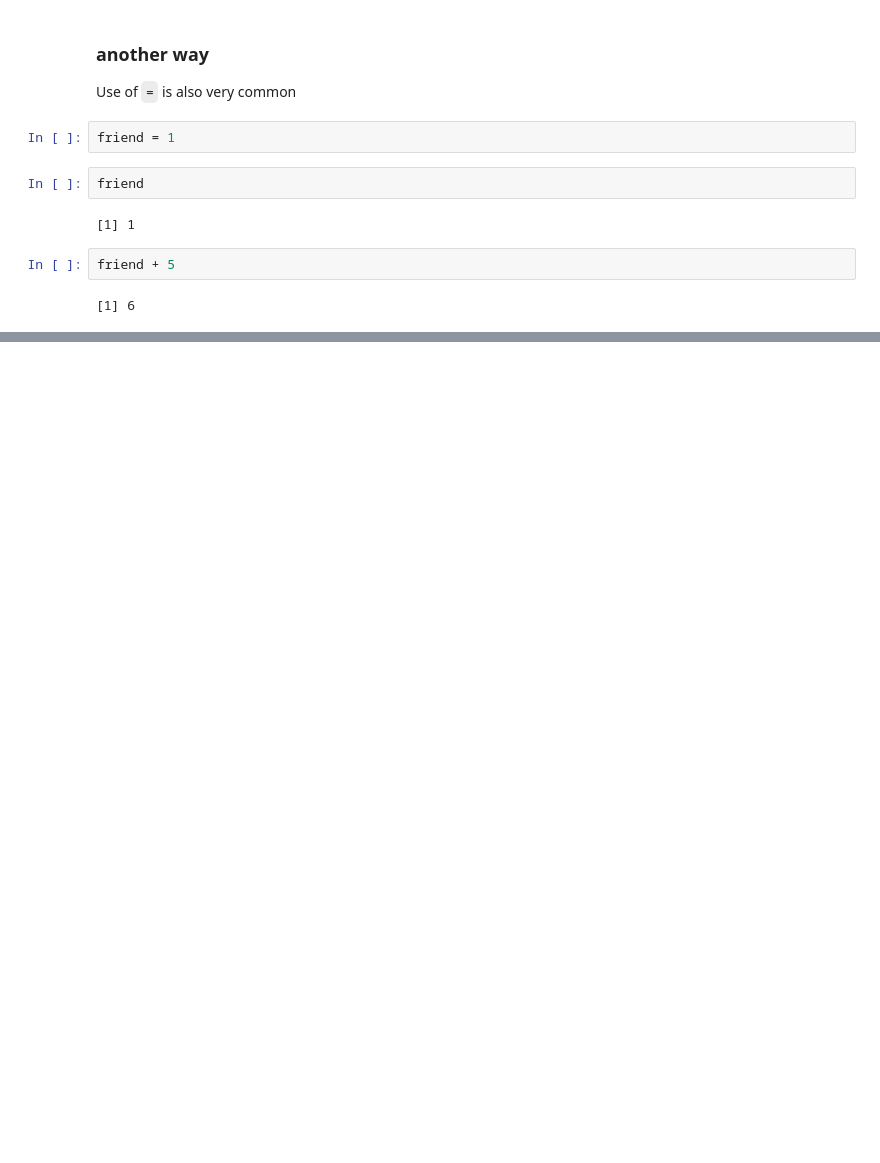
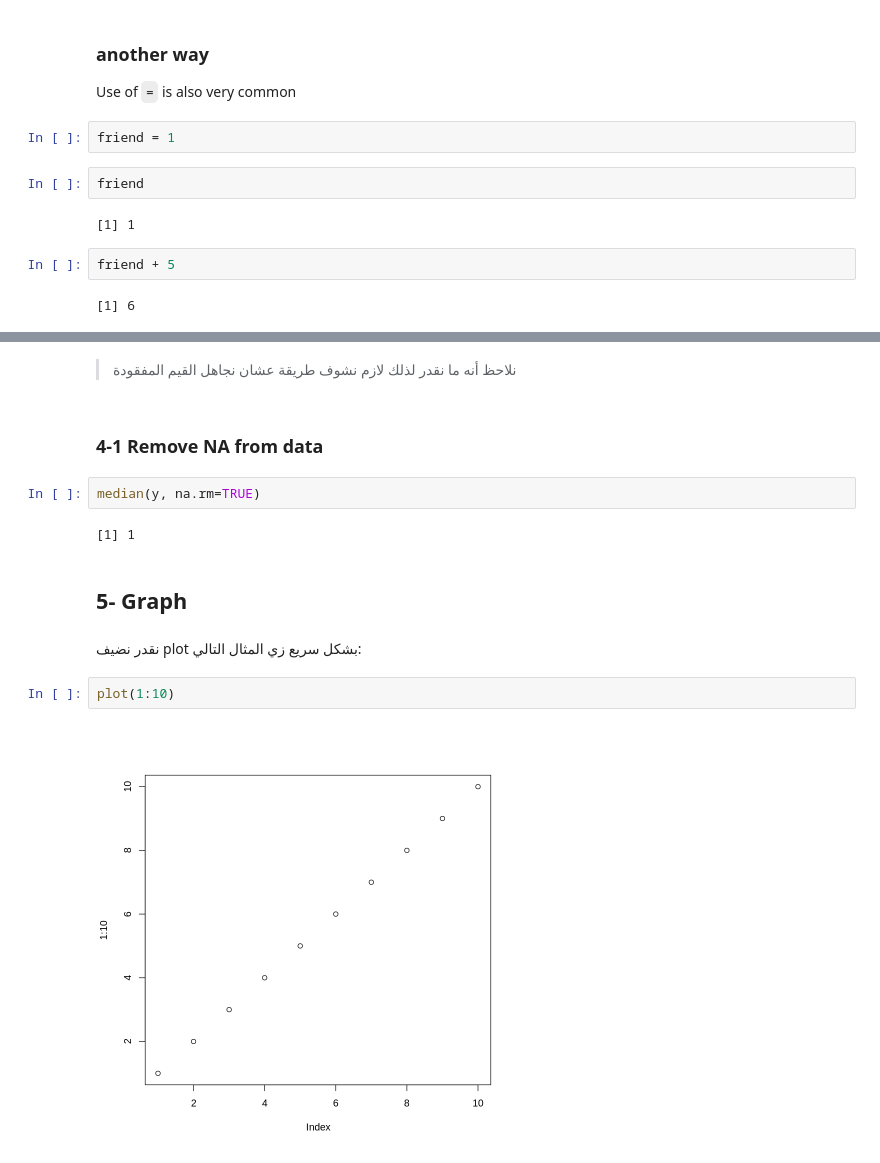
Before and after one commit to JBadawood/R_Language, a Jupyter notebook: The_R_Language.ipynb, the cells around one changed output, grey strips where cells are left out. Cells and saved outputs as stored; diff of their text form; blank space fills up the shorter version.

Commit message:
Trying to find median and plotting graph.

```diff
--- a/The_R_Language.ipynb
+++ b/The_R_Language.ipynb
@@ -116,0 +140,16 @@ friend + 5
+# %% [markdown]
+> نلاحظ أنه ما نقدر لذلك لازم نشوف طريقة عشان نجاهل القيم المفقودة
+# %% [markdown]
+### 4-1 Remove NA from data
+# %%
+median(y, na.rm=TRUE)
+# %% [output]
+[1] 1
+# %% [markdown]
+## **5- Graph**
+# %% [markdown]
+نقدر نضيف plot بشكل سريع زي المثال التالي:
+# %%
+plot(1:10)
+# %% [output]
+[figure, added]
```
Also changed, not shown: parts of 11 cells of this notebook.
